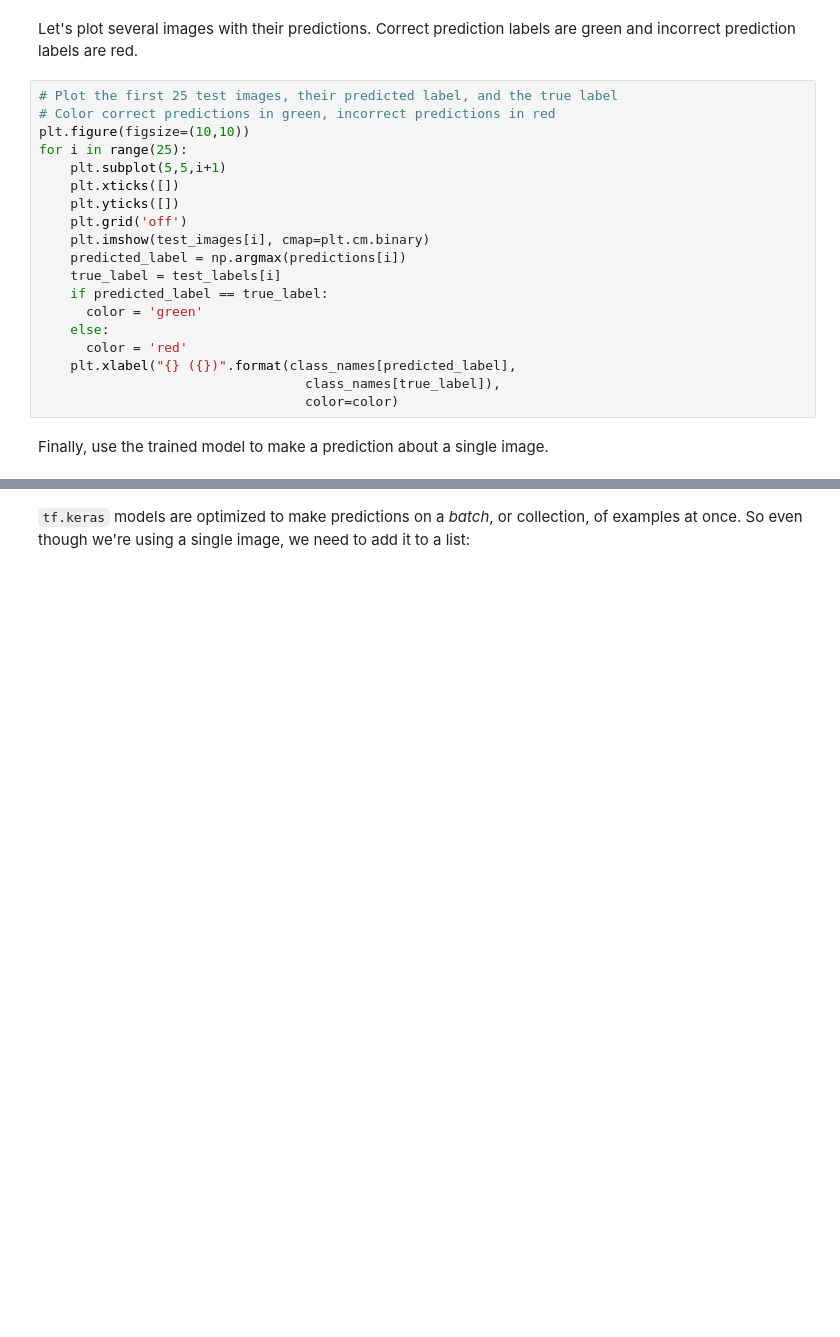
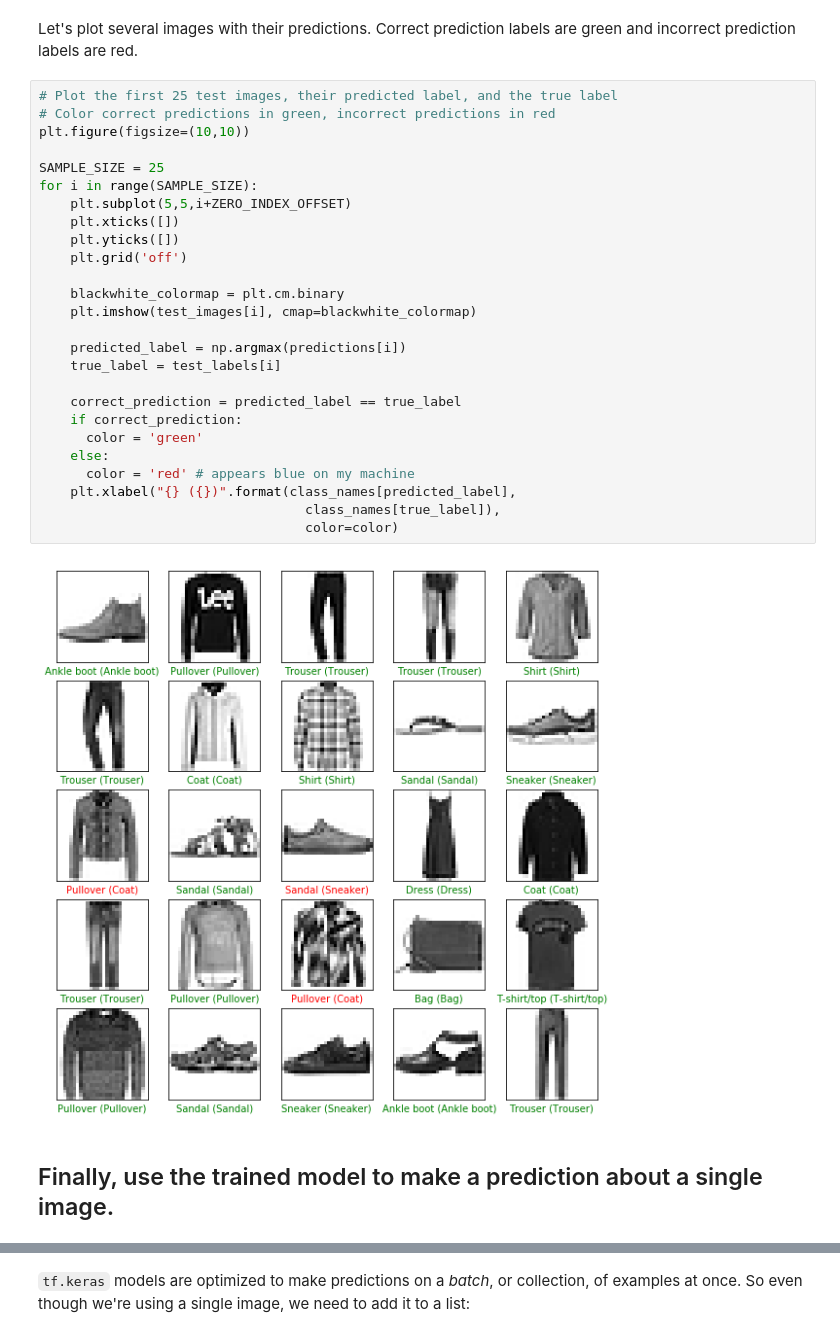
Before and after one commit to reedv/tensorflow-tutorials-refactored, a Jupyter notebook: getting-started/basic_classification.ipynb, the cells around one changed output, grey strips where cells are left out. Saved outputs shown, nothing was run; the diff lists cells and outputs as text; blank space fills up the shorter version.

```diff
--- a/getting-started/basic_classification.ipynb
+++ b/getting-started/basic_classification.ipynb
@@ -402,24 +416,33 @@ Let's plot several images with their predictions. Correct prediction labels are
 # %%
 # Plot the first 25 test images, their predicted label, and the true label
 # Color correct predictions in green, incorrect predictions in red
 plt.figure(figsize=(10,10))
-for i in range(25):
-    plt.subplot(5,5,i+1)
+
+SAMPLE_SIZE = 25
+for i in range(SAMPLE_SIZE):
+    plt.subplot(5,5,i+ZERO_INDEX_OFFSET)
     plt.xticks([])
     plt.yticks([])
     plt.grid('off')
-    plt.imshow(test_images[i], cmap=plt.cm.binary)
+
+    blackwhite_colormap = plt.cm.binary
+    plt.imshow(test_images[i], cmap=blackwhite_colormap)
+
     predicted_label = np.argmax(predictions[i])
     true_label = test_labels[i]
-    if predicted_label == true_label:
+
+    correct_prediction = predicted_label == true_label
+    if correct_prediction:
       color = 'green'
     else:
-      color = 'red'
+      color = 'red' # appears blue on my machine
     plt.xlabel("{} ({})".format(class_names[predicted_label],
                                   class_names[true_label]),
                                   color=color)
+# %% [output]
+[figure, added]
 # %% [markdown]
-Finally, use the trained model to make a prediction about a single image.
+## Finally, use the trained model to make a prediction about a single image.
 # %%
 # Grab an image from the test dataset
 img = test_images[0]
```
Also changed, not shown: parts of 10 cells of this notebook.
